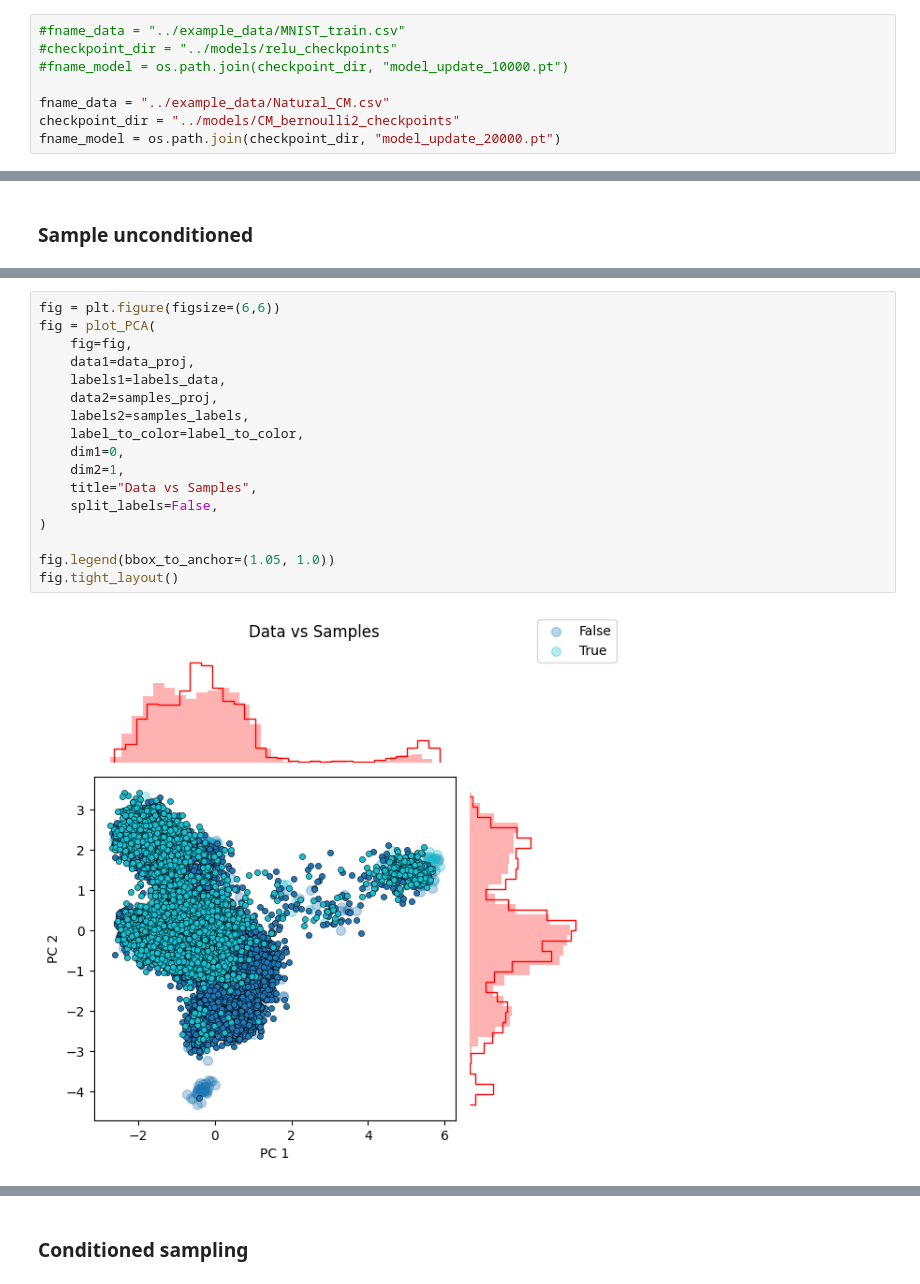
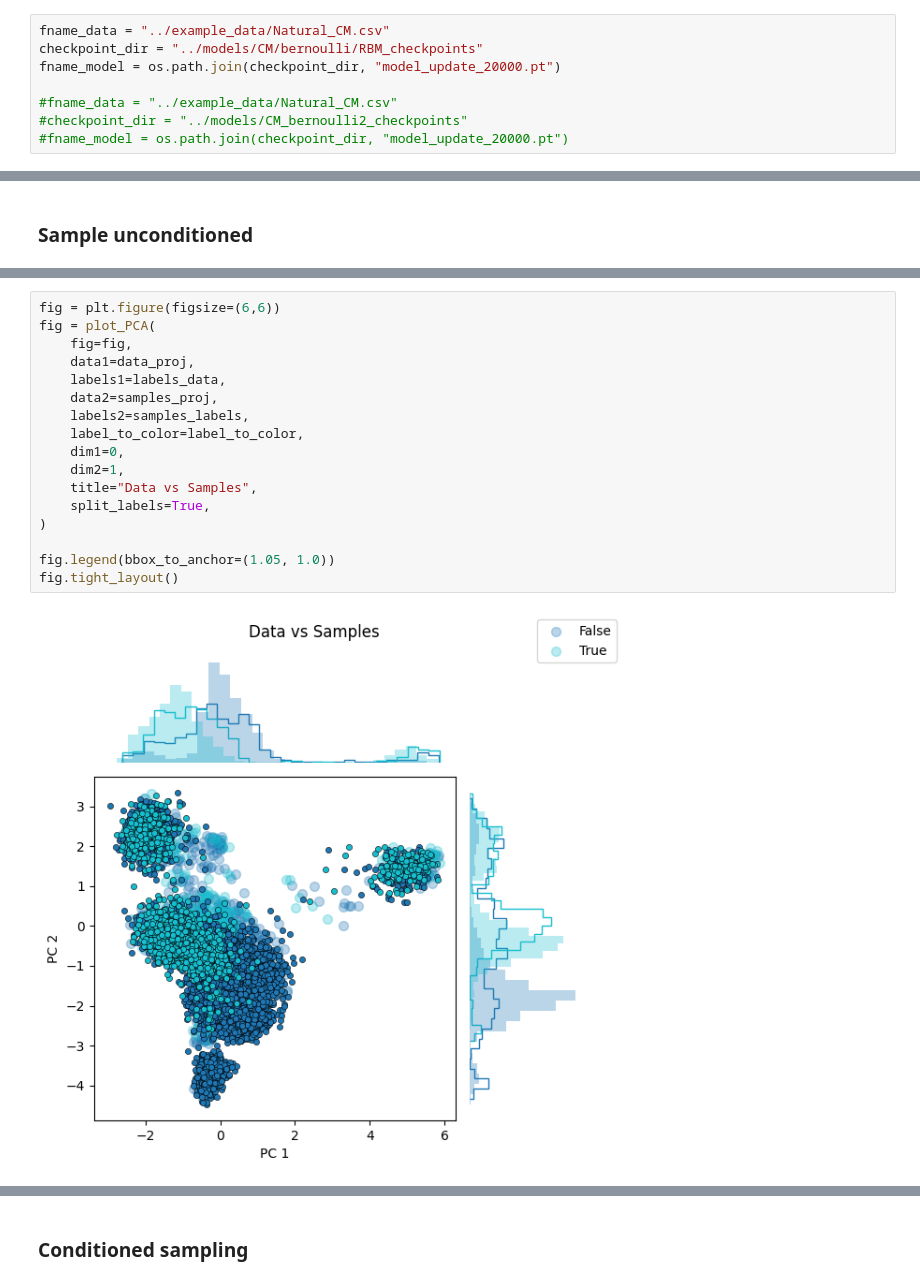
Before and after one commit to rossetl/annaDCA, a Jupyter notebook: tutorials/use_rbm.ipynb, the cells around one changed output, grey strips where cells are left out. Drawn from its saved outputs; the diff is of its cells as text.

```diff
--- a/tutorials/use_rbm.ipynb
+++ b/tutorials/use_rbm.ipynb
@@ -12,13 +12,13 @@ from annadca.dataset import annaDataset
 from annadca.utils.analysis import get_eigenvalues_history
 from annadca.plot import plot_PCA
 # %%
-#fname_data = "../example_data/MNIST_train.csv"
-#checkpoint_dir = "../models/relu_checkpoints"
-#fname_model = os.path.join(checkpoint_dir, "model_update_10000.pt")
+fname_data = "../example_data/Natural_CM.csv"
+checkpoint_dir = "../models/CM/bernoulli/RBM_checkpoints"
+fname_model = os.path.join(checkpoint_dir, "model_update_20000.pt")
 
-fname_data = "../example_data/Natural_CM.csv"
-checkpoint_dir = "../models/CM_bernoulli2_checkpoints"
-fname_model = os.path.join(checkpoint_dir, "model_update_20000.pt")
+#fname_data = "../example_data/Natural_CM.csv"
+#checkpoint_dir = "../models/CM_bernoulli2_checkpoints"
+#fname_model = os.path.join(checkpoint_dir, "model_update_20000.pt")
 # %%
 device = torch.device("cuda" if torch.cuda.is_available() else "cpu")
 dtype = torch.float32
@@ -153,22 +153,22 @@ W1006 14:44:10.737000 1685192 site-packages/torch/_inductor/utils.py:1436] [0/0]
 # %%
 fig = plt.figure(figsize=(6,6))
 fig = plot_PCA(
     fig=fig,
     data1=data_proj,
     labels1=labels_data,
     data2=samples_proj,
     labels2=samples_labels,
     label_to_color=label_to_color,
     dim1=0,
     dim2=1,
     title="Data vs Samples",
-    split_labels=False,
+    split_labels=True,
 )
 
 fig.legend(bbox_to_anchor=(1.05, 1.0))
 fig.tight_layout()
 # %% [output]
-[figure, old version]
+[figure, new version]
 # %%
 pi = get_freq_single_point(samples["visible"])
 pij = get_freq_two_points(samples["visible"])
```
Also changed, not shown: parts of 19 cells of this notebook, 7 other files.
